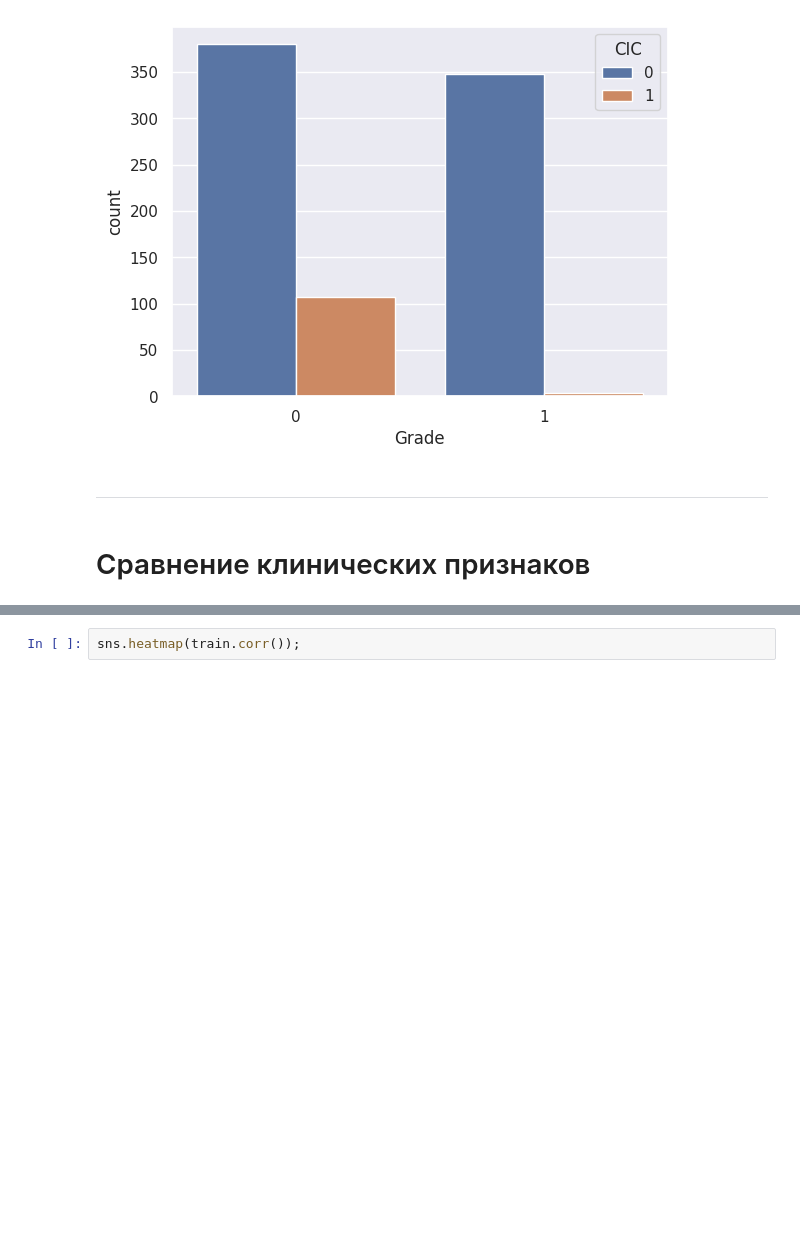
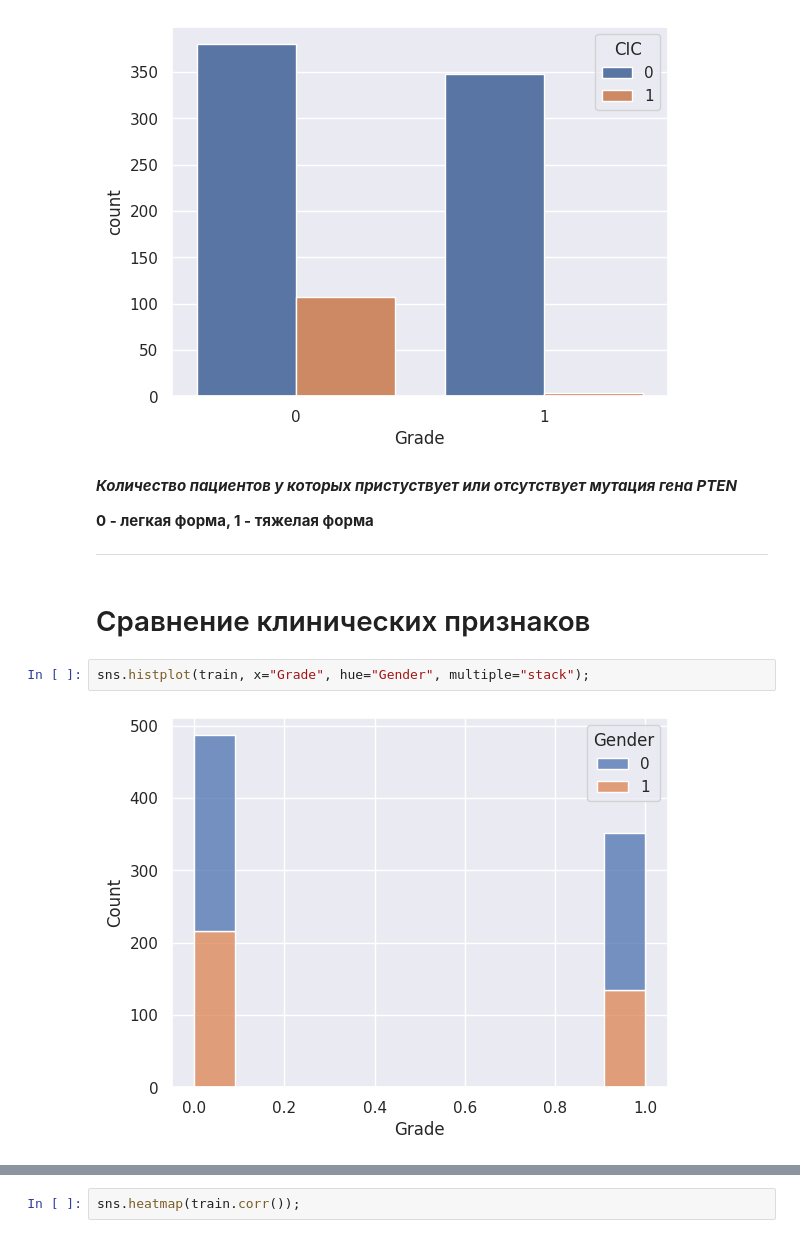
Before and after one commit to KoJl9lH-59rus/ML_KT, a Jupyter notebook: Визуализация.ipynb, the cells around one changed output, grey strips where cells are left out. Cells and saved outputs as stored; diff of their text form; blank space fills up the shorter version.

```diff
--- a/Визуализация.ipynb
+++ b/Визуализация.ipynb
@@ -261,7 +290,15 @@ sns.countplot(data=train, x='Grade', hue='PTEN');
 sns.countplot(data=train, x='Grade', hue='CIC');
 # %% [output]
 [figure]
-# %% [markdown]
----
+# %% [markdown]
+***Количество пациентов у которых пристуствует или отсутствует мутация гена PTEN***
+
+**0 - легкая форма, 1 - тяжелая форма**
+
+---
 # %% [markdown]
 # Сравнение клинических признаков
+# %%
+sns.histplot(train, x="Grade", hue="Gender", multiple="stack");
+# %% [output]
+[figure, added]
```
Also changed, not shown: parts of 20 cells of this notebook.
